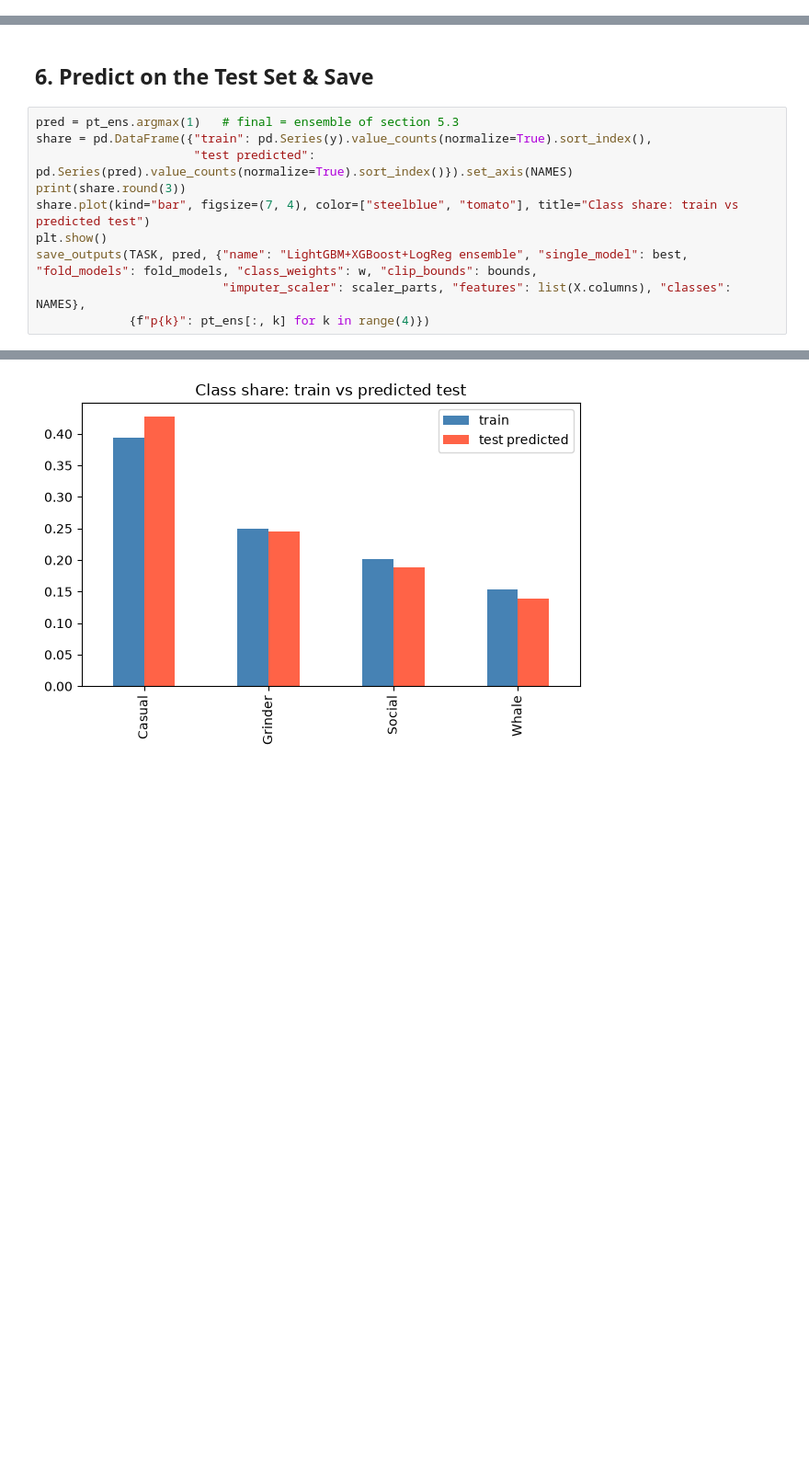
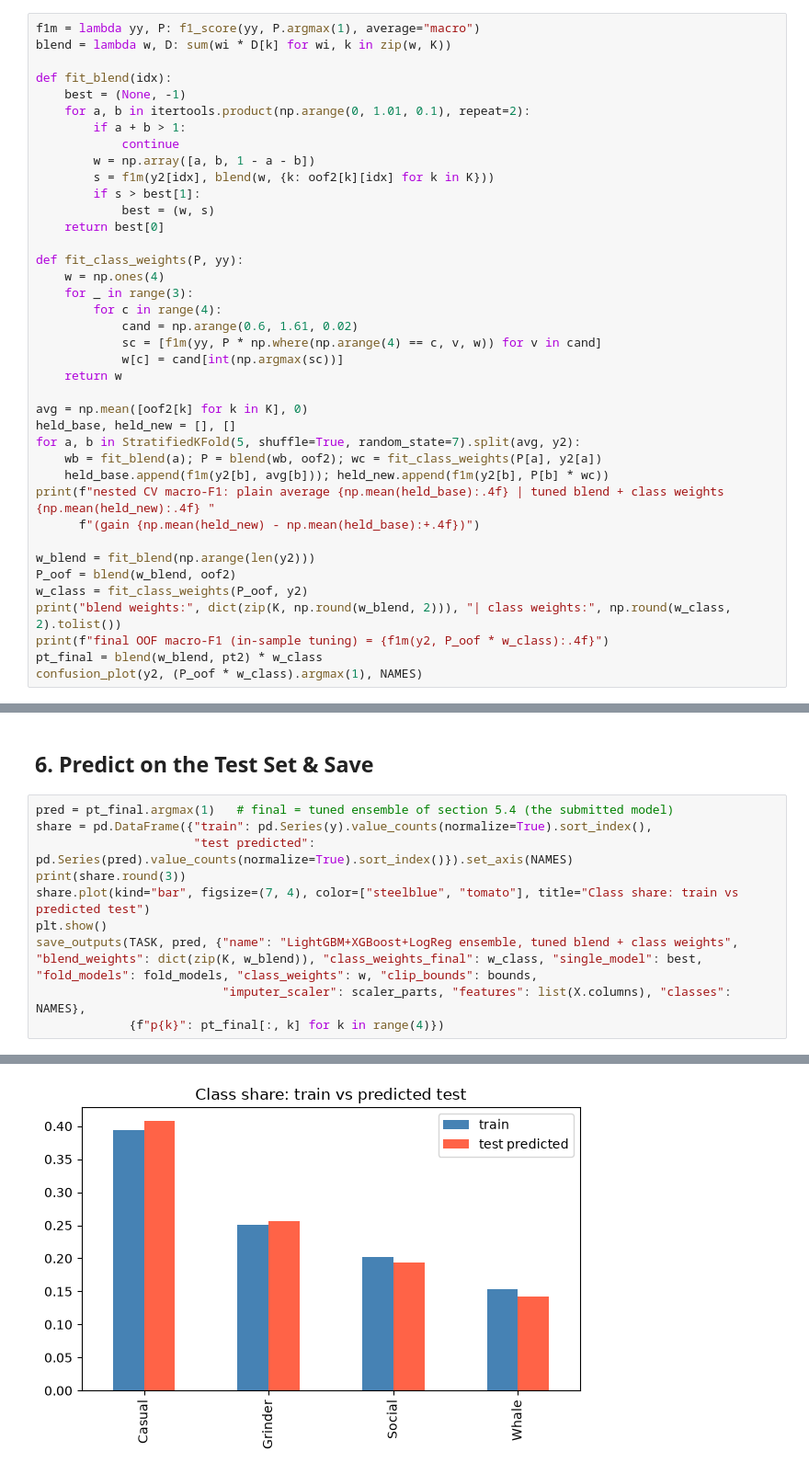
Before and after one commit to supxrpoxm/CPE342-Hackathon, a Jupyter notebook: task2/task2.ipynb, the cells around one changed output, grey strips where cells are left out. Shown at 92% size. Cells and saved outputs as stored; diff of their text form; blank space fills up the shorter version.

```diff
--- a/task2/task2.ipynb
+++ b/task2/task2.ipynb
@@ -380,0 +435,39 @@ weighted avg       0.77      0.77      0.77    104000
+# %%
+f1m = lambda yy, P: f1_score(yy, P.argmax(1), average="macro")
+blend = lambda w, D: sum(wi * D[k] for wi, k in zip(w, K))
+
+def fit_blend(idx):
+    best = (None, -1)
+    for a, b in itertools.product(np.arange(0, 1.01, 0.1), repeat=2):
+        if a + b > 1:
+            continue
+        w = np.array([a, b, 1 - a - b])
+        s = f1m(y2[idx], blend(w, {k: oof2[k][idx] for k in K}))
+        if s > best[1]:
+            best = (w, s)
+    return best[0]
+
+def fit_class_weights(P, yy):
+    w = np.ones(4)
+    for _ in range(3):
+        for c in range(4):
+            cand = np.arange(0.6, 1.61, 0.02)
+            sc = [f1m(yy, P * np.where(np.arange(4) == c, v, w)) for v in cand]
+            w[c] = cand[int(np.argmax(sc))]
+    return w
+
+avg = np.mean([oof2[k] for k in K], 0)
+held_base, held_new = [], []
+for a, b in StratifiedKFold(5, shuffle=True, random_state=7).split(avg, y2):
+    wb = fit_blend(a); P = blend(wb, oof2); wc = fit_class_weights(P[a], y2[a])
+    held_base.append(f1m(y2[b], avg[b])); held_new.append(f1m(y2[b], P[b] * wc))
+print(f"nested CV macro-F1: plain average {np.mean(held_base):.4f} | tuned blend + class weights {np.mean(held_new):.4f} "
+      f"(gain {np.mean(held_new) - np.mean(held_base):+.4f})")
+
+w_blend = fit_blend(np.arange(len(y2)))
+P_oof = blend(w_blend, oof2)
+w_class = fit_class_weights(P_oof, y2)
+print("blend weights:", dict(zip(K, np.round(w_blend, 2))), "| class weights:", np.round(w_class, 2).tolist())
+print(f"final OOF macro-F1 (in-sample tuning) = {f1m(y2, P_oof * w_class):.4f}")
+pt_final = blend(w_blend, pt2) * w_class
+confusion_plot(y2, (P_oof * w_class).argmax(1), NAMES)
@@ -381,14 +479,14 @@ weighted avg       0.77      0.77      0.77    104000
 # %% [markdown]
 ## 6. Predict on the Test Set & Save
 # %%
-pred = pt_ens.argmax(1)   # final = ensemble of section 5.3
+pred = pt_final.argmax(1)   # final = tuned ensemble of section 5.4 (the submitted model)
 share = pd.DataFrame({"train": pd.Series(y).value_counts(normalize=True).sort_index(),
                       "test predicted": pd.Series(pred).value_counts(normalize=True).sort_index()}).set_axis(NAMES)
 print(share.round(3))
 share.plot(kind="bar", figsize=(7, 4), color=["steelblue", "tomato"], title="Class share: train vs predicted test")
 plt.show()
-save_outputs(TASK, pred, {"name": "LightGBM+XGBoost+LogReg ensemble", "single_model": best, "fold_models": fold_models, "class_weights": w, "clip_bounds": bounds,
+save_outputs(TASK, pred, {"name": "LightGBM+XGBoost+LogReg ensemble, tuned blend + class weights", "blend_weights": dict(zip(K, w_blend)), "class_weights_final": w_class, "single_model": best, "fold_models": fold_models, "class_weights": w, "clip_bounds": bounds,
                           "imputer_scaler": scaler_parts, "features": list(X.columns), "classes": NAMES},
-             {f"p{k}": pt_ens[:, k] for k in range(4)})
+             {f"p{k}": pt_final[:, k] for k in range(4)})
 # %% [output]
          train  test predicted
@@ -399,3 +497,3 @@ Whale    0.154           0.138
-[figure, old version]
+[figure, new version]
 saved 25889 predictions -> C:\Users\ACER\OneDrive\Documents\GitHub\CPE342-Hackathon\task2\outputs\task2_pred.csv
 saved model -> C:\Users\ACER\OneDrive\Documents\GitHub\CPE342-Hackathon\task2\outputs\models\task2_model.joblib
```
Also changed, not shown: parts of 5 cells of this notebook, 17 other files.
